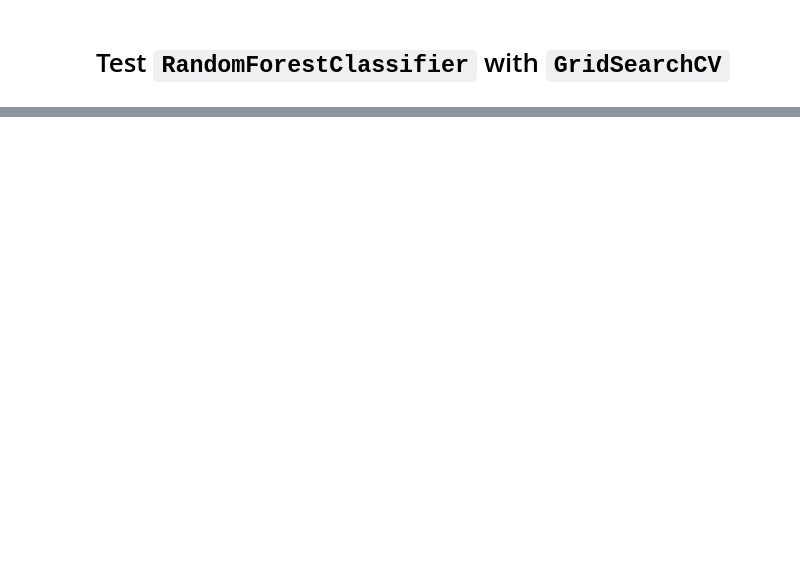
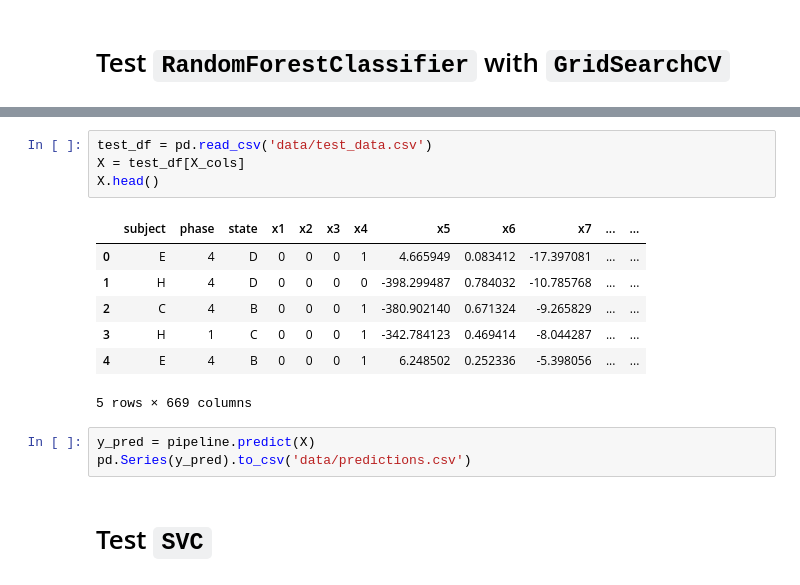
Before and after one commit to paulmattheww/Harvard-CS82-Advanced-ML, a Jupyter notebook: Assignments/HW4/Untitled.ipynb, the cells around one changed output, grey strips where cells are left out. Drawn from its saved outputs; the diff is of its cells as text; blank space fills up the shorter version.

```diff
--- a/Assignments/HW4/Untitled.ipynb
+++ b/Assignments/HW4/Untitled.ipynb
@@ -251,0 +339,17 @@ skplt.metrics.plot_roc_curve(y_test, pipeline.predict_proba(X_test))
+# %%
+test_df = pd.read_csv('data/test_data.csv')
+X = test_df[X_cols]
+X.head()
+# %% [output]
+|  | subject | phase | state | x1 | x2 | x3 | x4 | x5 | x6 | x7 | ... | ... |
+| 0 | E | 4 | D | 0 | 0 | 0 | 1 | 4.665949 | 0.083412 | -17.397081 | ... | ... |
+| 1 | H | 4 | D | 0 | 0 | 0 | 0 | -398.299487 | 0.784032 | -10.785768 | ... | ... |
+| 2 | C | 4 | B | 0 | 0 | 0 | 1 | -380.902140 | 0.671324 | -9.265829 | ... | ... |
+| 3 | H | 1 | C | 0 | 0 | 0 | 1 | -342.784123 | 0.469414 | -8.044287 | ... | ... |
+| 4 | E | 4 | B | 0 | 0 | 0 | 1 | 6.248502 | 0.252336 | -5.398056 | ... | ... |
+5 rows × 669 columns
+# %%
+y_pred = pipeline.predict(X)
+pd.Series(y_pred).to_csv('data/predictions.csv')
+# %% [markdown]
+# Test `SVC`
```
Also changed, not shown: parts of 14 cells of this notebook.
